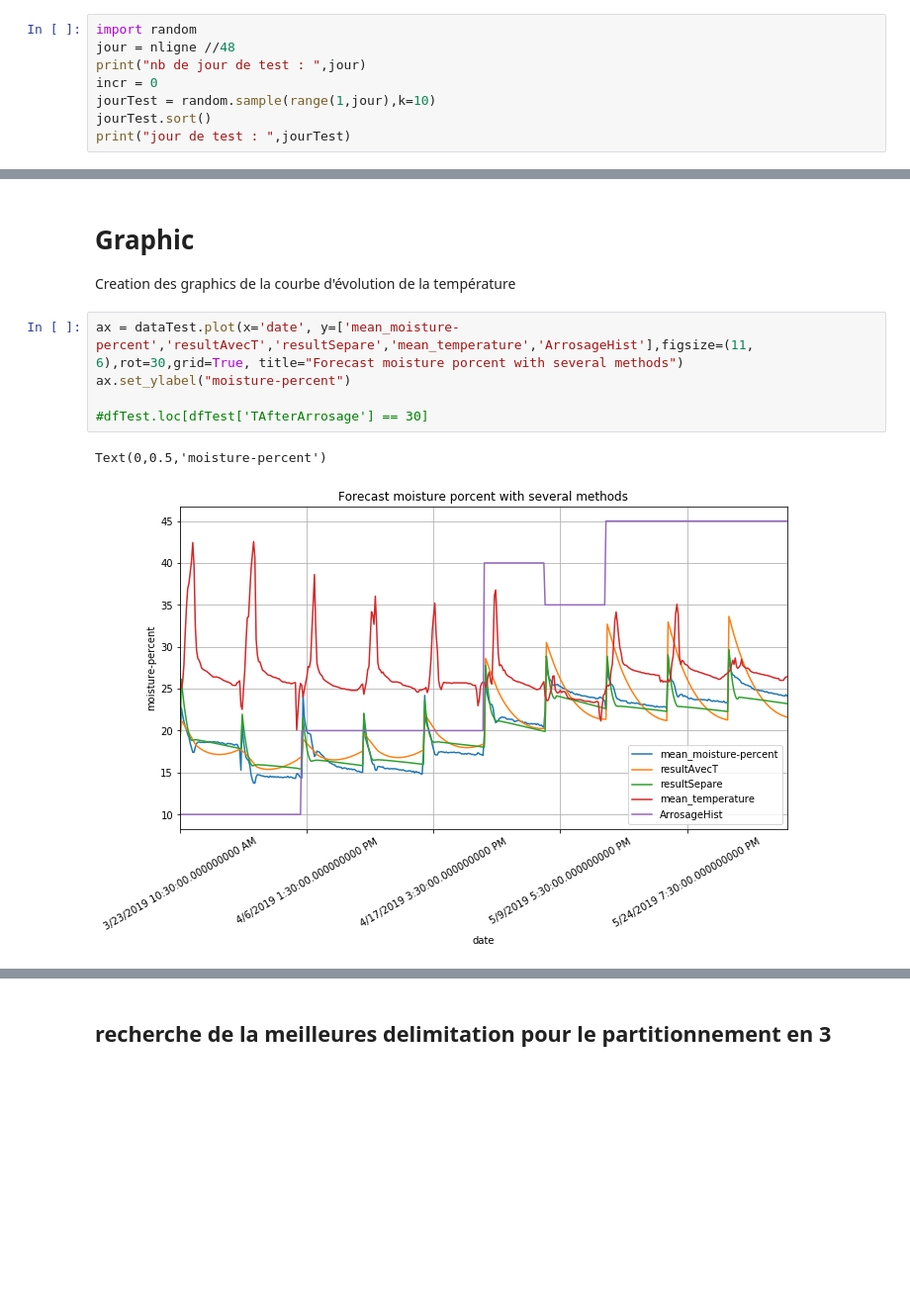
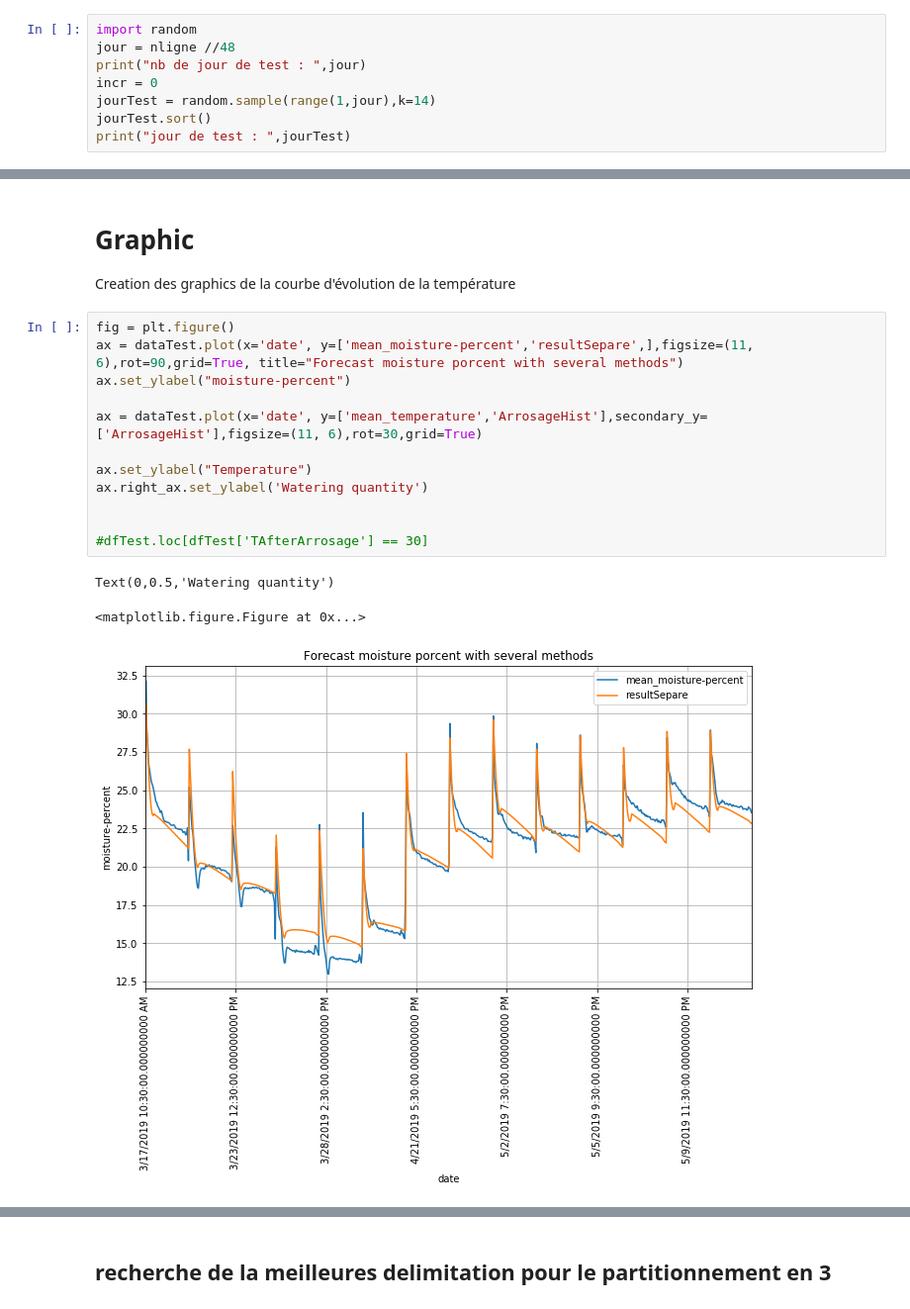
Before and after one commit to cui-unige/BSc-sensor-machine-learning, a Jupyter notebook: MLDemeter.ipynb, the cells around one changed output, grey strips where cells are left out. Shown: that part at 99% size. Saved outputs shown, nothing was run; the diff lists cells and outputs as text; blank space fills up the shorter version.

```diff
--- a/MLDemeter.ipynb
+++ b/MLDemeter.ipynb
@@ -96,7 +96,7 @@ import random
 jour = nligne //48
 print("nb de jour de test : ",jour)
 incr = 0
-jourTest = random.sample(range(1,jour),k=10)
+jourTest = random.sample(range(1,jour),k=14)
 jourTest.sort()
 print("jour de test : ",jourTest)
 # %% [output]
@@ -379,10 +412,18 @@ plt.show()
 
 Creation des graphics de la courbe d'évolution de la température
 # %%
-ax = dataTest.plot(x='date', y=['mean_moisture-percent','resultAvecT','resultSepare','mean_temperature','ArrosageHist'],figsize=(11, 6),rot=30,grid=True, title="Forecast moisture porcent with several methods")
+fig = plt.figure()
+ax = dataTest.plot(x='date', y=['mean_moisture-percent','resultSepare',],figsize=(11, 6),rot=90,grid=True, title="Forecast moisture porcent with several methods")
 ax.set_ylabel("moisture-percent")
 
+ax = dataTest.plot(x='date', y=['mean_temperature','ArrosageHist'],secondary_y=['ArrosageHist'],figsize=(11, 6),rot=30,grid=True)
+
+ax.set_ylabel("Temperature")
+ax.right_ax.set_ylabel('Watering quantity')
+
+
 #dfTest.loc[dfTest['TAfterArrosage'] == 30]
 # %% [output]
-Text(0,0.5,'moisture-percent')
+Text(0,0.5,'Watering quantity')
+<matplotlib.figure.Figure at 0x...>
-[figure, old version]
+[figure, new version]
```
Also changed, not shown: parts of 25 cells of this notebook, 1 other file.
